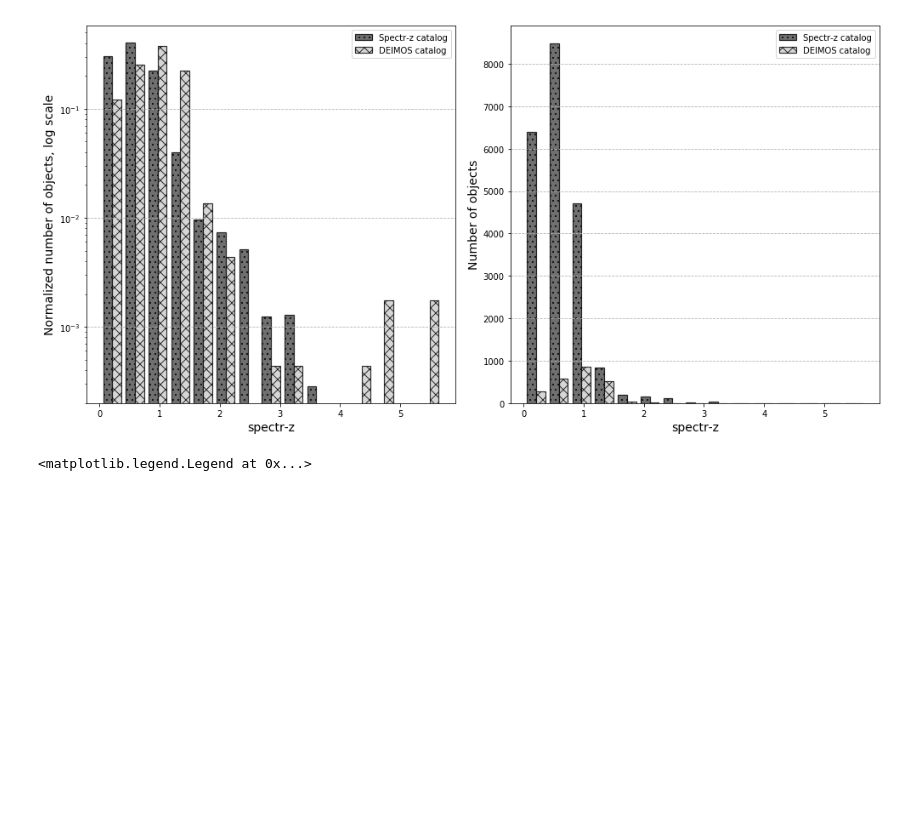
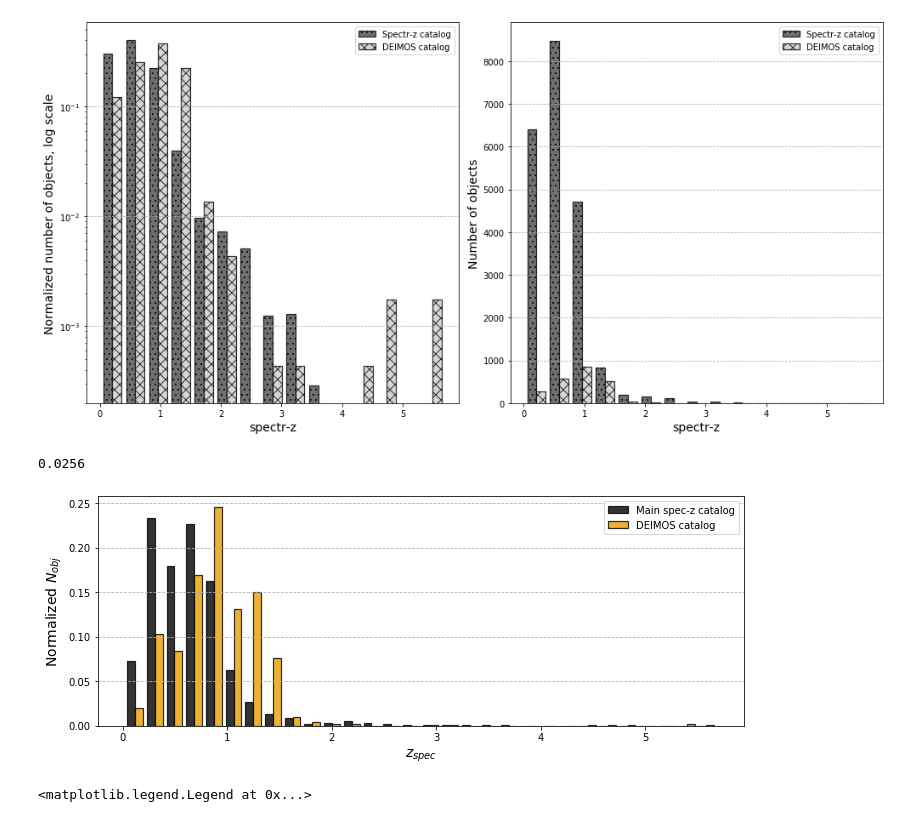
Before and after one commit to ShrRa/COSMOS_SOM, a Jupyter notebook: COSMOS_BasicPreprocessing.ipynb, the cells around one changed output. Saved outputs shown, nothing was run; the diff lists cells and outputs as text; code cells hidden in the pictures; blank space fills up the shorter version.

Commit message:
Multiple edits, sorry

```diff
--- a/COSMOS_BasicPreprocessing.ipynb
+++ b/COSMOS_BasicPreprocessing.ipynb
@@ -485,6 +498,21 @@ plotMultiBar(datasets,numBins,labels,logScale=False,alpha=0.8,normCounts=False,
 plt.tight_layout()
 # %% [output]
 [figure]
+# %%
+tabCOSMOS_DEIMOS_noSpectrZ['z_spec'].min()
+# %% [output]
+0.0256
+# %%
+datasets=[tabCOSMOS_SpectrZ_QfFilter['z_spec'],tabCOSMOS_DEIMOS_noSpectrZ['z_spec']]
+labels=['Main spec-z catalog','DEIMOS catalog']
+numBins=30
+fig, axs1 = plt.subplots(1, 1,figsize=(10,4))
+axs1.grid(axis='y',linestyle ='--')
+plotMultiBar(datasets,numBins,labels,logScale=False,alpha=0.8,normCounts=True,
+              xlabel='$z_{spec}$',ylabel='Normalized $N_{obj}$',axs=axs1,grayscale=False)
+plt.tight_layout()
+# %% [output]
+[figure, added]
 # %%
 fig.savefig('spectrZ-DEIMOS.eps')
 # %%
```
Also changed, not shown: parts of 10 cells of this notebook, 9 other files.
